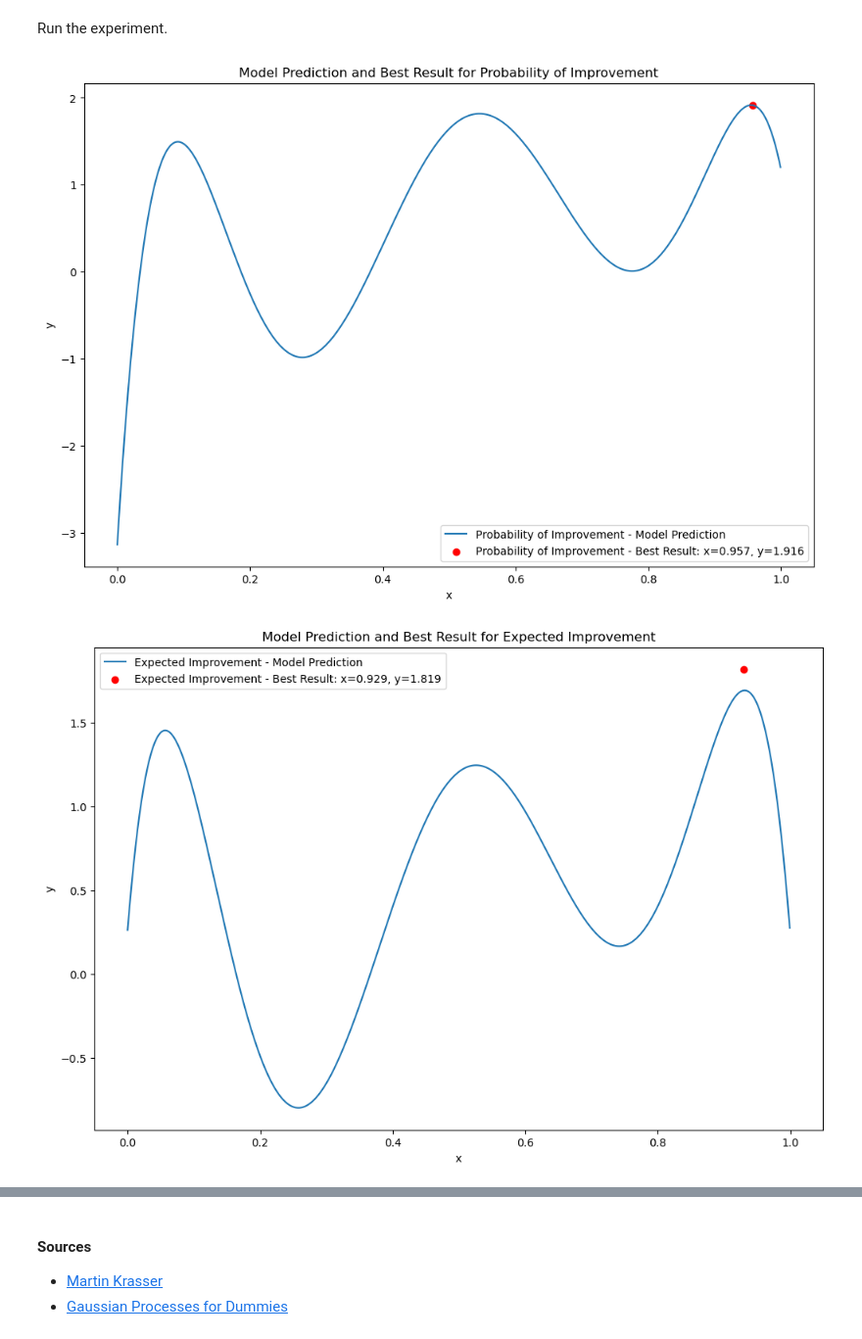
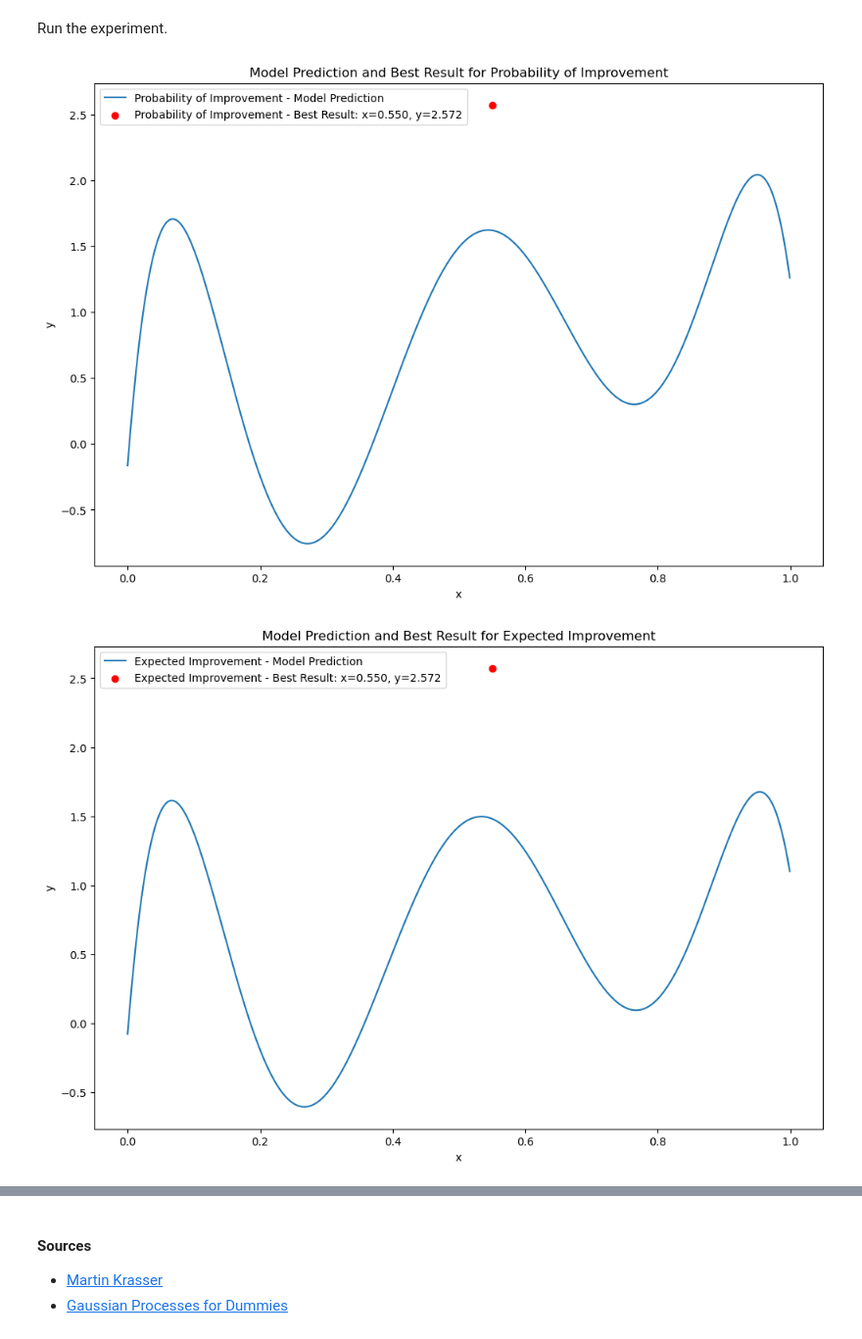
Before and after one commit to asatpathy314/pokemon-mlp, a Jupyter notebook: pokemon.ipynb, the cells around one changed output, grey strips where cells are left out. Shown at 98% size. Drawn from its saved outputs; the diff is of its cells as text; code cells hidden in the pictures.

```diff
--- a/pokemon.ipynb
+++ b/pokemon.ipynb
@@ -177,33 +177,33 @@ models = []
 for name, acquisition_function in acquisition_functions.items():
     X_temp, y_temp = X.copy(), y.copy()
     gp_model_temp = GaussianProcessRegressor()
     gp_model_temp.fit(X_temp, y_temp)
 
-    for i in range(10):
+    for i in range(100):
         next_sample = optimize_acquisition(X_temp, y_temp, gp_model_temp, acquisition_function)
         actual_value = objective(next_sample)
 
         # Update dataset with new sample point and observation
         X_temp = np.vstack((X_temp, [[next_sample]]))
         y_temp = np.vstack((y_temp, [[actual_value]]))
 
         # Re-fit model with updated data
         gp_model_temp.fit(X_temp, y_temp)
 
     # Store the best result for this acquisition function
     best_index = np.argmax(y_temp)
     results[name] = (X_temp[best_index], y_temp[best_index])
 
     plt.figure(figsize=(12, 8))
     Xsamples = np.arange(0, 1, 0.001).reshape(-1, 1)
     ysamples, _ = gp_model_temp.predict(Xsamples, return_std=True)
     plt.plot(Xsamples, ysamples, label=f'{name} - Model Prediction')
     plt.scatter(X_temp[best_index], y_temp[best_index], color='red', label=f"{name} - Best Result: x={X_temp[best_index][0]:.3f}, y={y_temp[best_index][0]:.3f}")
     plt.title(f'Model Prediction and Best Result for {name}')
     plt.xlabel('x')
     plt.ylabel('y')
     plt.legend()
     plt.show()
 # %% [output]
-[figure, old version]
+[figure, new version]
-[figure, old version]
+[figure, new version]
```
Also changed, not shown: parts of 15 cells of this notebook.
